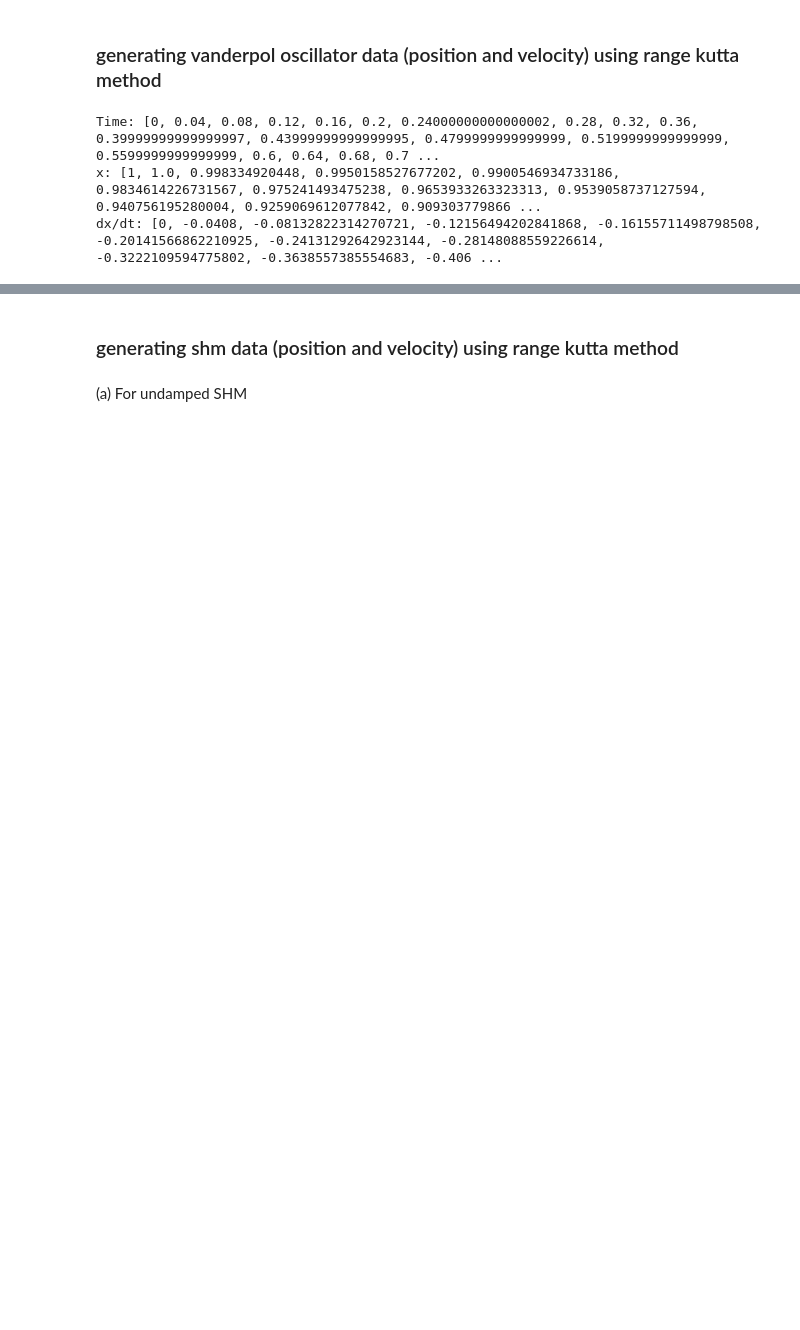
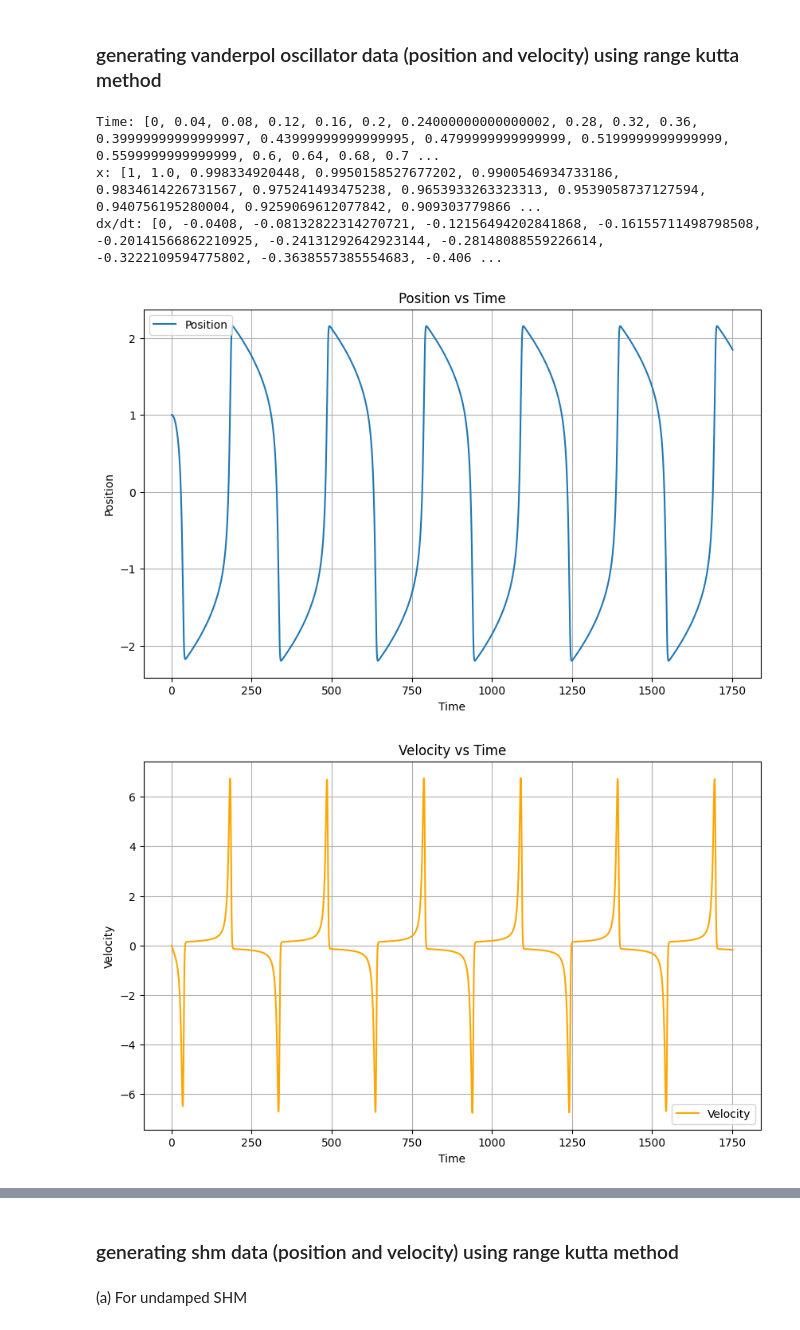
Before and after one commit to oops-moment/Van-der-Pol-informed-Neural-Networks, a Jupyter notebook: code.ipynb, the cells around one changed output, grey strips where cells are left out. Saved outputs shown, nothing was run; the diff lists cells and outputs as text; code cells hidden in the pictures; blank space fills up the shorter version.

```diff
--- a/code.ipynb
+++ b/code.ipynb
@@ -76,30 +91,39 @@ Time: [0, 0.04, 0.08, 0.12, 0.16, 0.2, 0.24000000000000002, 0.28, 0.32, 0.36, 0.
 x: [1, 1.0, 0.998334920448, 0.9950158527677202, 0.9900546934733186, 0.9834614226731567, 0.975241493475238, 0.9653933263323313, 0.9539058737127594, 0.940756195280004, 0.9259069612077842, 0.909303779866 ...
 dx/dt: [0, -0.0408, -0.08132822314270721, -0.12156494202841868, -0.16155711498798508, -0.20141566862210925, -0.24131292642923144, -0.28148088559226614, -0.3222109594775802, -0.3638557385554683, -0.406 ...
 # %%
-def plot_initial_graphs(time, velocity, position):
-    plt.figure(figsize=(10, 6))
-    plt.plot(time, position, label="Position")
-    plt.xlabel("Time")
-    plt.ylabel("Position")
-    plt.title("Position vs Time")
-    plt.legend()
-    plt.grid(True)
-    plt.show()
+data = np.loadtxt(r'D:\Prisha\SEM 6\Van-der-Pol-informed-Neural-Networks\Dataset\van_der_pol_intermittency.dat')
 
-    plt.figure(figsize=(10, 6))
-    plt.plot(time, velocity, label="Velocity", color="orange")
-    plt.xlabel("Time")
-    plt.ylabel("Velocity")
-    plt.title("Velocity vs Time")
-    plt.legend()
-    plt.grid(True)
-    plt.show()
+# Extract columns from the data
+time= np.arange(1,data.shape[0]+1)
+velocity = data[:, 0]
+position = data[:, 1]
 
-    plt.figure(figsize=(10, 6))
-    plt.plot(position, velocity, label="Velocity", color="orange")
-    plt.xlabel("Postion")
-    plt.ylabel("Velocity")
-    plt.title("Position vs Velocity")
-    plt.legend()
-    plt.grid(True)
-    plt.show()
+plt.figure(figsize=(10, 6))
+plt.plot(time, position, label="Position")
+plt.xlabel("Time")
+plt.ylabel("Position")
+plt.title("Position vs Time")
+plt.legend()
+plt.grid(True)
+plt.show()
+
+plt.figure(figsize=(10, 6))
+plt.plot(time, velocity, label="Velocity", color="orange")
+plt.xlabel("Time")
+plt.ylabel("Velocity")
+plt.title("Velocity vs Time")
+plt.legend()
+plt.grid(True)
+plt.show()
+
+plt.figure(figsize=(10, 6))
+plt.plot(position, velocity, label="Velocity", color="orange")
+plt.xlabel("Postion")
+plt.ylabel("Velocity")
+plt.title("Position vs Velocity")
+plt.legend()
+plt.grid(True)
+plt.show()
+# %% [output]
+[figure, added]
+[figure, added]
```
Also changed, not shown: parts of 41 cells of this notebook, 12 other files.
